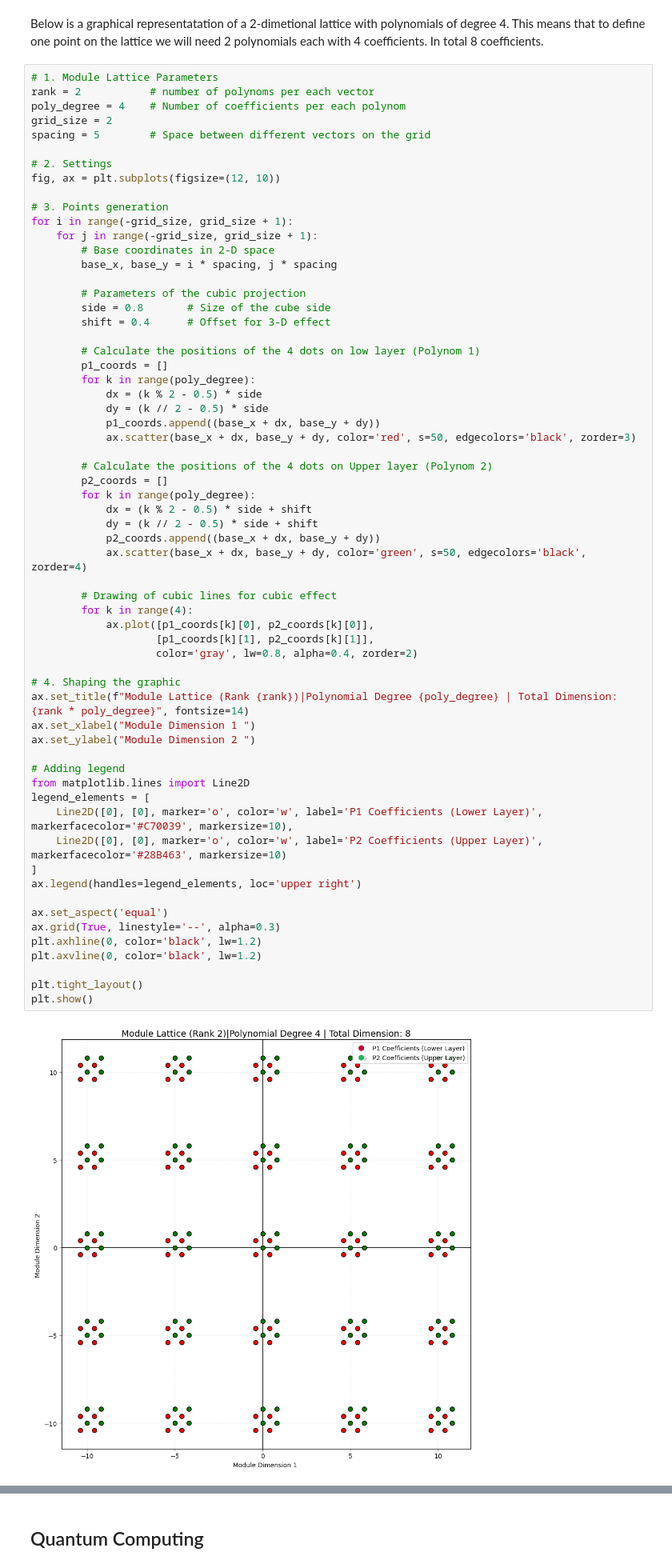
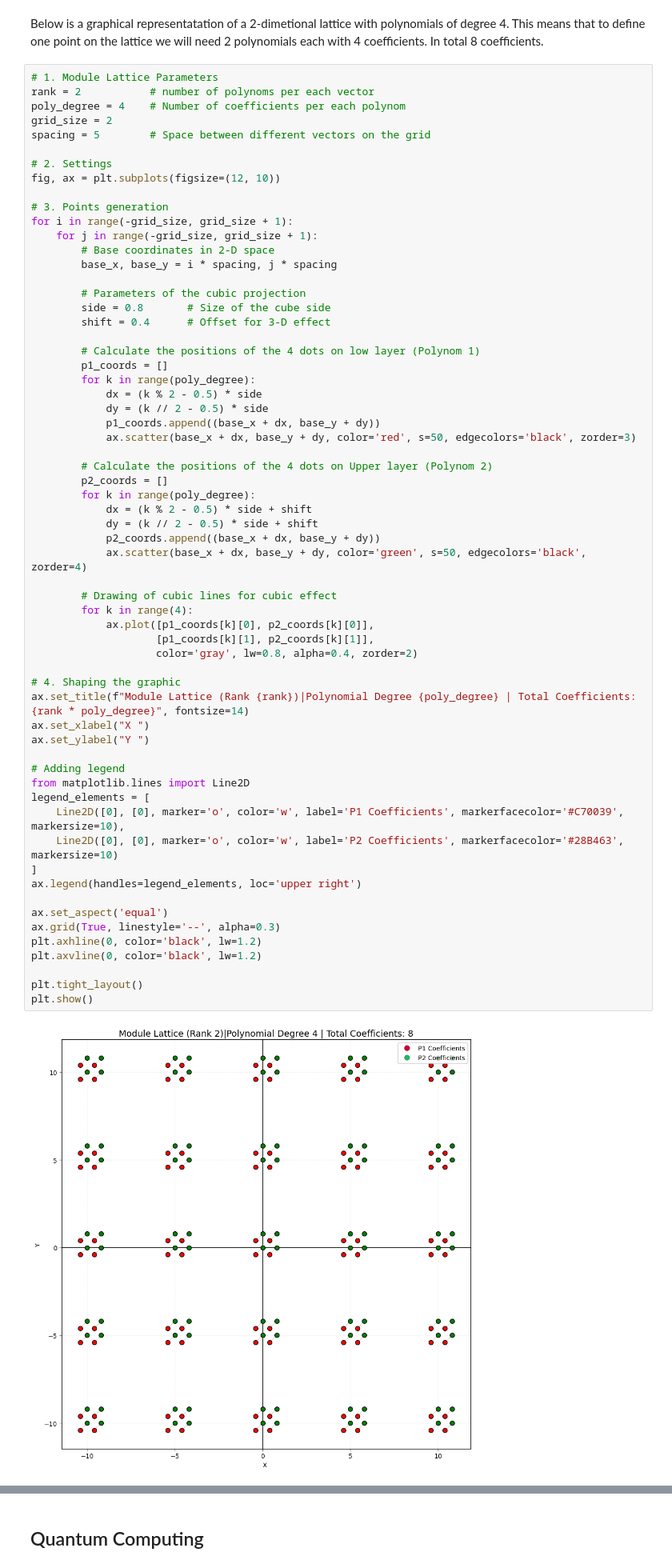
Before and after one commit to liliIvanova/SoftUniCources, a Jupyter notebook: Math_Concepts_for_Developers/Project/ML-DSA_Project.ipynb, the cells around one changed output, grey strips where cells are left out. Shown at 80% size. Cells and saved outputs as stored; diff of their text form.

```diff
--- a/Math_Concepts_for_Developers/Project/ML-DSA_Project.ipynb
+++ b/Math_Concepts_for_Developers/Project/ML-DSA_Project.ipynb
@@ -461,36 +495,36 @@ for i in range(-grid_size, grid_size + 1):
         # Calculate the positions of the 4 dots on Upper layer (Polynom 2)
         p2_coords = []
         for k in range(poly_degree):
             dx = (k % 2 - 0.5) * side + shift
             dy = (k // 2 - 0.5) * side + shift
             p2_coords.append((base_x + dx, base_y + dy))
             ax.scatter(base_x + dx, base_y + dy, color='green', s=50, edgecolors='black', zorder=4)
 
         # Drawing of cubic lines for cubic effect
         for k in range(4):
             ax.plot([p1_coords[k][0], p2_coords[k][0]],
                     [p1_coords[k][1], p2_coords[k][1]],
                     color='gray', lw=0.8, alpha=0.4, zorder=2)
 
 # 4. Shaping the graphic
-ax.set_title(f"Module Lattice (Rank {rank})|Polynomial Degree {poly_degree} | Total Dimension: {rank * poly_degree}", fontsize=14)
-ax.set_xlabel("Module Dimension 1 ")
-ax.set_ylabel("Module Dimension 2 ")
+ax.set_title(f"Module Lattice (Rank {rank})|Polynomial Degree {poly_degree} | Total Coefficients: {rank * poly_degree}", fontsize=14)
+ax.set_xlabel("X ")
+ax.set_ylabel("Y ")
 
 # Adding legend
 from matplotlib.lines import Line2D
 legend_elements = [
-    Line2D([0], [0], marker='o', color='w', label='P1 Coefficients (Lower Layer)', markerfacecolor='#C70039', markersize=10),
-    Line2D([0], [0], marker='o', color='w', label='P2 Coefficients (Upper Layer)', markerfacecolor='#28B463', markersize=10)
+    Line2D([0], [0], marker='o', color='w', label='P1 Coefficients', markerfacecolor='#C70039', markersize=10),
+    Line2D([0], [0], marker='o', color='w', label='P2 Coefficients', markerfacecolor='#28B463', markersize=10)
 ]
 ax.legend(handles=legend_elements, loc='upper right')
 
 ax.set_aspect('equal')
 ax.grid(True, linestyle='--', alpha=0.3)
 plt.axhline(0, color='black', lw=1.2)
 plt.axvline(0, color='black', lw=1.2)
 
 plt.tight_layout()
 plt.show()
 # %% [output]
-[figure, old version]
+[figure, new version]
```
Also changed, not shown: parts of 22 cells of this notebook.
